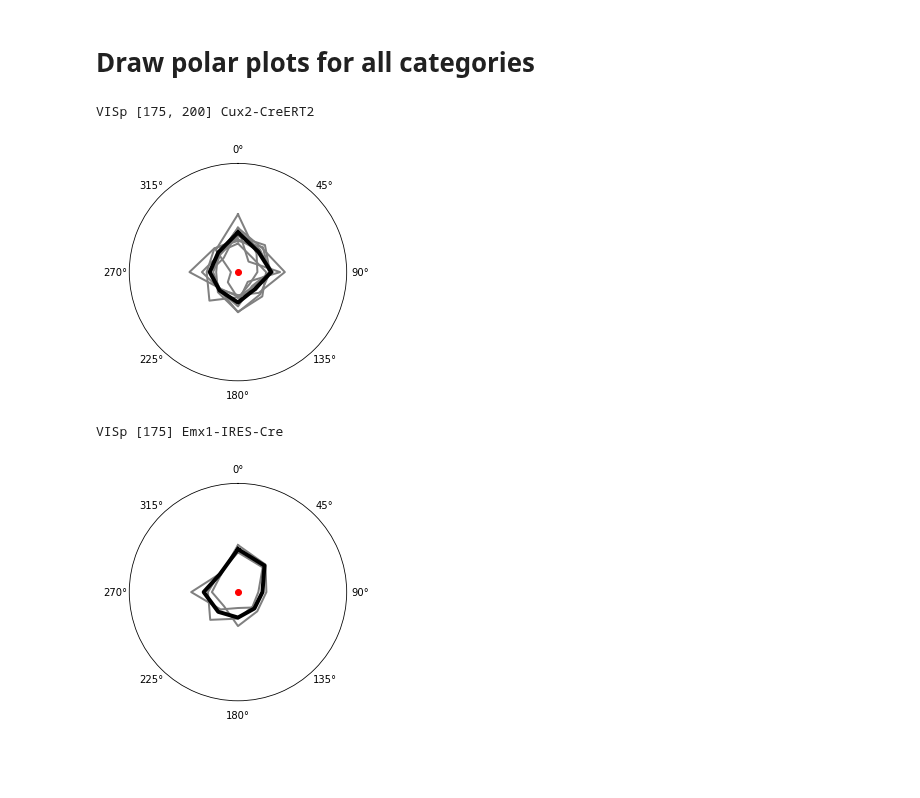
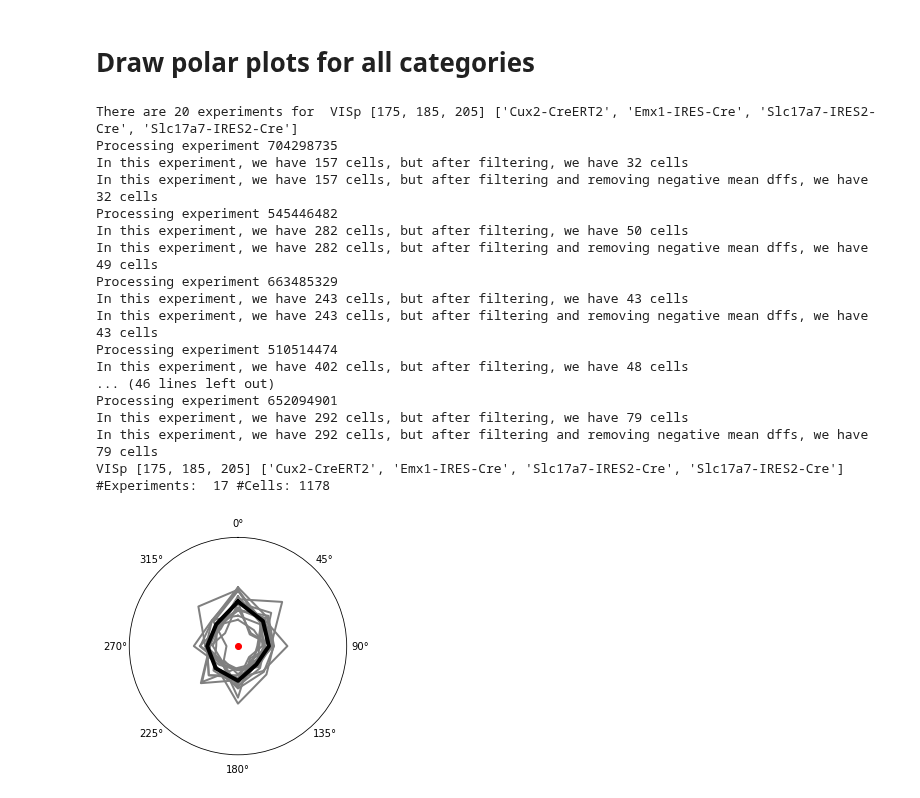
Before and after one commit to AllenInstitute/swdb_2019_student, a Jupyter notebook: visionaries/notebooks/all_polar_results_allen.ipynb, the cells around one changed output. Cells and saved outputs as stored; diff of their text form; code cells hidden in the pictures; blank space fills up the shorter version.

```diff
--- a/visionaries/notebooks/all_polar_results_allen.ipynb
+++ b/visionaries/notebooks/all_polar_results_allen.ipynb
@@ -3,9 +3,9 @@
 # %%
 # See this for the list of valid ones https://pastebin.com/NGzvE0Ky
 interesting_categories = [
-    ('VISp', [175, 200], ['Cux2-CreERT2']),
+    ('VISp', [175, 185, 205], ['Cux2-CreERT2', 'Emx1-IRES-Cre', 'Slc17a7-IRES2-Cre', 'Slc17a7-IRES2-Cre']),
 ]
-dsi_dg_threshold = 0.5
+dsi_dg_threshold = 0.2
 # %%
 import os
 drive_path = '/media/stephen/Brain20191/allen-brain-observatory/visual-coding-2p/'
@@ -57,10 +57,13 @@ def get_avg_cell_polar_in_experiment(boc, ec_id, exp_id, cells):
         thetas.append(theta)
         rs.append(r)
         cell_ids.append(cell_specimen_id)
+
+    print ("In this experiment, we have", len(in_category_cells),
+           "cells, but after filtering and removing negative mean dffs, we have", len(thetas), "cells")
     if len(thetas) == 0:
-        return None, None
+        return None, None, None
     agg_theta, agg_r = get_avg_polar(thetas, rs)
-    return agg_theta, agg_r
+    return agg_theta, agg_r, len(thetas)
 # %%
 def get_one_category_polar_data(boc, targeted_structure, imaging_depths, cre_lines):
     cache_key = (targeted_structure, tuple(imaging_depths), tuple(cre_lines))
@@ -77,43 +80,59 @@ def get_one_category_polar_data(boc, targeted_structure, imaging_depths, cre_lin
 
     thetas = []
     rs = []
+    total_num_cells = 0
     for exp in exps:
         e_id = exp['id']
         ec_id = exp['experiment_container_id']
         print("Processing experiment", e_id)
-        theta, r = get_avg_cell_polar_in_experiment(boc, ec_id, e_id, cells)
+        theta, r, num_cells = get_avg_cell_polar_in_experiment(boc, ec_id, e_id, cells)
         if theta is None or len(theta) == 0:
             continue
         thetas.append(theta)
         rs.append(r)
+        total_num_cells += num_cells
 
     agg_theta, agg_r = get_avg_polar(thetas, rs)
 
     if len(thetas) == 0:
-        agg_theta, agg_r, thetas, rs= None, None, None, None
+        agg_theta, agg_r, thetas, rs, total_num_cells= None, None, None, None, None
 
-    get_one_category_polar_data_cache[cache_key] = (agg_theta, agg_r, thetas, rs)
+    get_one_category_polar_data_cache[cache_key] = (agg_theta, agg_r, thetas, rs, total_num_cells)
     return get_one_category_polar_data_cache[cache_key]
 # %%
 import warnings; warnings.simplefilter('ignore');
 for targeted_structure, imaging_depths, cre_lines in interesting_categories:
-    agg_theta, agg_r, thetas, rs = get_one_category_polar_data(
+    agg_theta, agg_r, thetas, rs, num_cells = get_one_category_polar_data(
         boc,
         targeted_structure,
         imaging_depths,
         cre_lines)
     if agg_theta is None:
         continue
-    print(targeted_structure, imaging_depths, cre_lines)
+    print(targeted_structure, imaging_depths, cre_lines, "#Experiments: ", len(thetas), "#Cells:", num_cells)
     fig, ax = plt.subplots(nrows=1, ncols=1, subplot_kw=dict(polar=True))
     polar_plot_population(ax=ax,
         bold_theta = agg_theta,
         bold_r = agg_r,
         grey_thetas = thetas,
         grey_rs = rs)
     plt.show()
 # %% [output]
-VISp [175, 200] Cux2-CreERT2
+There are 20 experiments for  VISp [175, 185, 205] ['Cux2-CreERT2', 'Emx1-IRES-Cre', 'Slc17a7-IRES2-Cre', 'Slc17a7-IRES2-Cre']
+Processing experiment 704298735
+In this experiment, we have 157 cells, but after filtering, we have 32 cells
+In this experiment, we have 157 cells, but after filtering and removing negative mean dffs, we have 32 cells
+Processing experiment 545446482
+In this experiment, we have 282 cells, but after filtering, we have 50 cells
+In this experiment, we have 282 cells, but after filtering and removing negative mean dffs, we have 49 cells
+Processing experiment 663485329
+In this experiment, we have 243 cells, but after filtering, we have 43 cells
+In this experiment, we have 243 cells, but after filtering and removing negative mean dffs, we have 43 cells
+Processing experiment 510514474
+In this experiment, we have 402 cells, but after filtering, we have 48 cells
+... (46 lines left out)
+Processing experiment 652094901
+In this experiment, we have 292 cells, but after filtering, we have 79 cells
+In this experiment, we have 292 cells, but after filtering and removing negative mean dffs, we have 79 cells
+VISp [175, 185, 205] ['Cux2-CreERT2', 'Emx1-IRES-Cre', 'Slc17a7-IRES2-Cre', 'Slc17a7-IRES2-Cre'] #Experiments:  17 #Cells: 1178
-[figure, old version]
+[figure, new version]
-VISp [175] Emx1-IRES-Cre
-[figure, removed]
```
Also changed, not shown: 3 other files.
